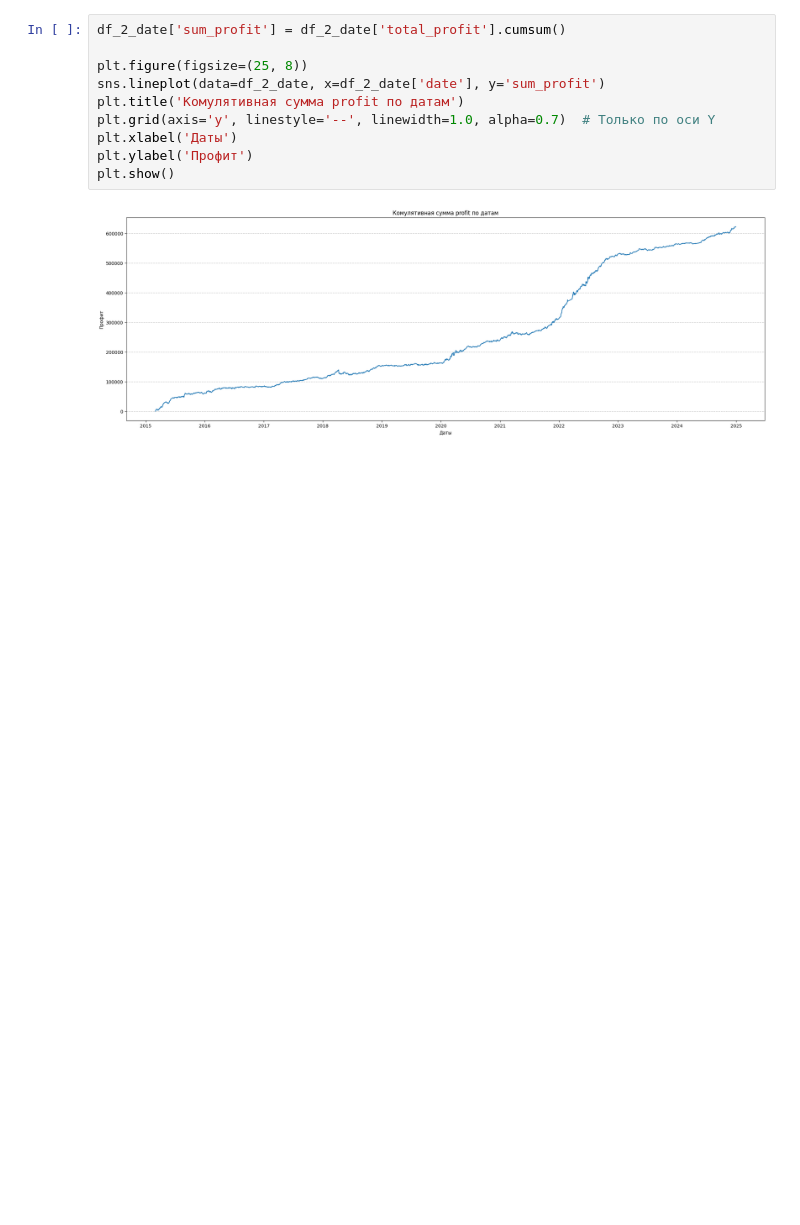
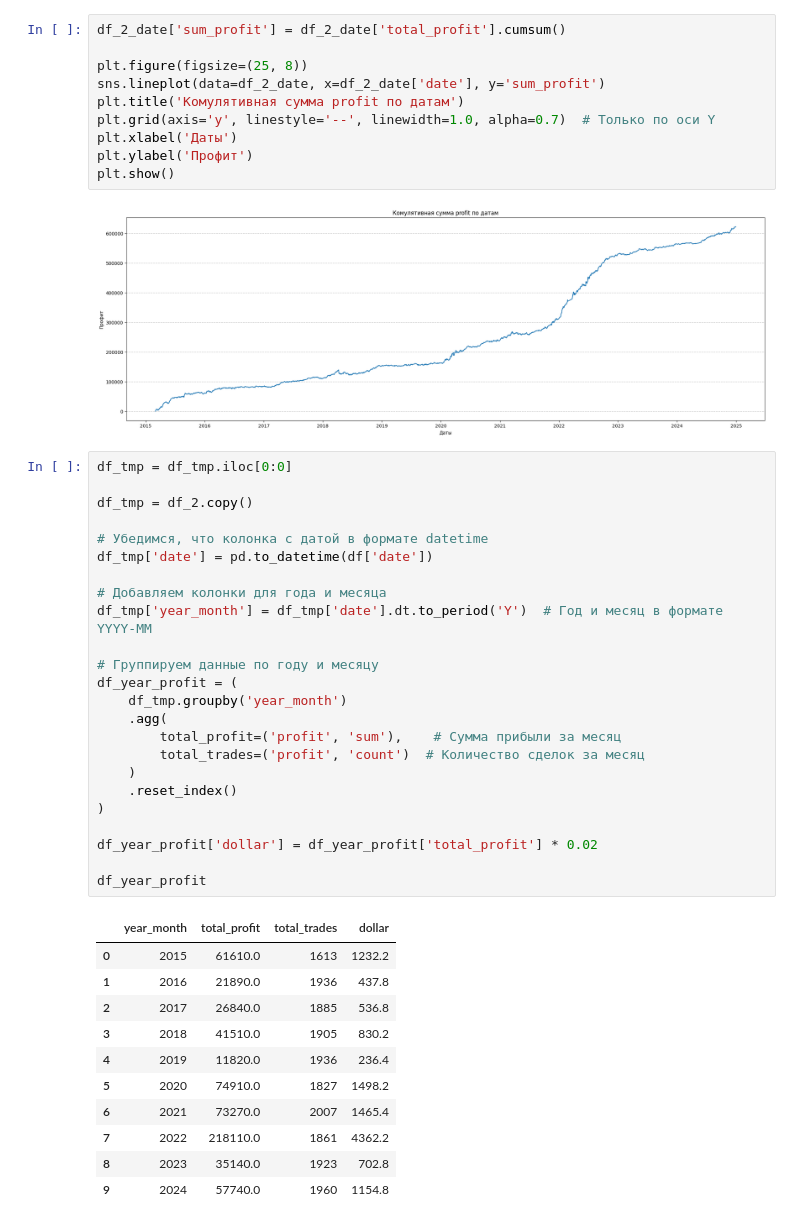
Before and after one commit to Alkor135/pj5_GMTS_trade_research, a Jupyter notebook: RTS_MOEX/RTS_исследования_времени_торговли.ipynb, the cells around one changed output. Cells and saved outputs as stored; diff of their text form; blank space fills up the shorter version.

```diff
--- a/RTS_MOEX/RTS_исследования_времени_торговли.ipynb
+++ b/RTS_MOEX/RTS_исследования_времени_торговли.ipynb
@@ -531,3 +536,39 @@ plt.ylabel('Профит')
 plt.show()
 # %% [output]
 [figure]
+# %%
+df_tmp = df_tmp.iloc[0:0]
+
+df_tmp = df_2.copy()
+
+# Убедимся, что колонка с датой в формате datetime
+df_tmp['date'] = pd.to_datetime(df['date'])
+
+# Добавляем колонки для года и месяца
+df_tmp['year_month'] = df_tmp['date'].dt.to_period('Y')  # Год и месяц в формате YYYY-MM
+
+# Группируем данные по году и месяцу
+df_year_profit = (
+    df_tmp.groupby('year_month')
+    .agg(
+        total_profit=('profit', 'sum'),    # Сумма прибыли за месяц
+        total_trades=('profit', 'count')  # Количество сделок за месяц
+    )
+    .reset_index()
+)
+
+df_year_profit['dollar'] = df_year_profit['total_profit'] * 0.02
+
+df_year_profit
+# %% [output]
+|  | year_month | total_profit | total_trades | dollar |
+| 0 | 2015 | 61610.0 | 1613 | 1232.2 |
+| 1 | 2016 | 21890.0 | 1936 | 437.8 |
+| 2 | 2017 | 26840.0 | 1885 | 536.8 |
+| 3 | 2018 | 41510.0 | 1905 | 830.2 |
+| 4 | 2019 | 11820.0 | 1936 | 236.4 |
+| 5 | 2020 | 74910.0 | 1827 | 1498.2 |
+| 6 | 2021 | 73270.0 | 2007 | 1465.4 |
+| 7 | 2022 | 218110.0 | 1861 | 4362.2 |
+| 8 | 2023 | 35140.0 | 1923 | 702.8 |
+| 9 | 2024 | 57740.0 | 1960 | 1154.8 |
```
Also changed, not shown: parts of 1 cell of this notebook.
